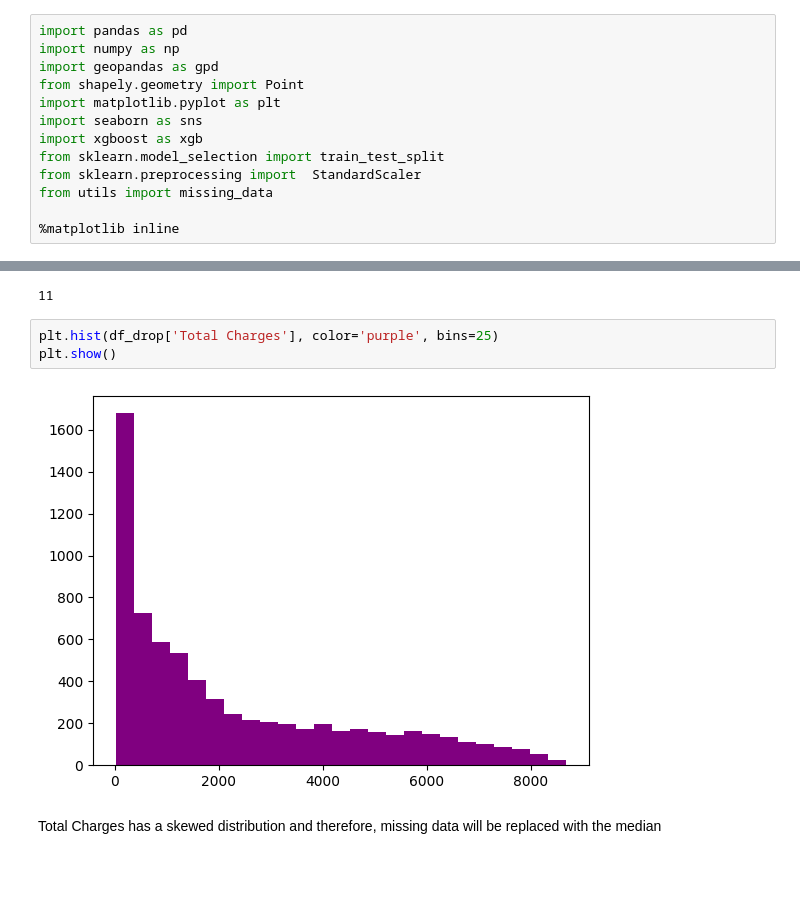
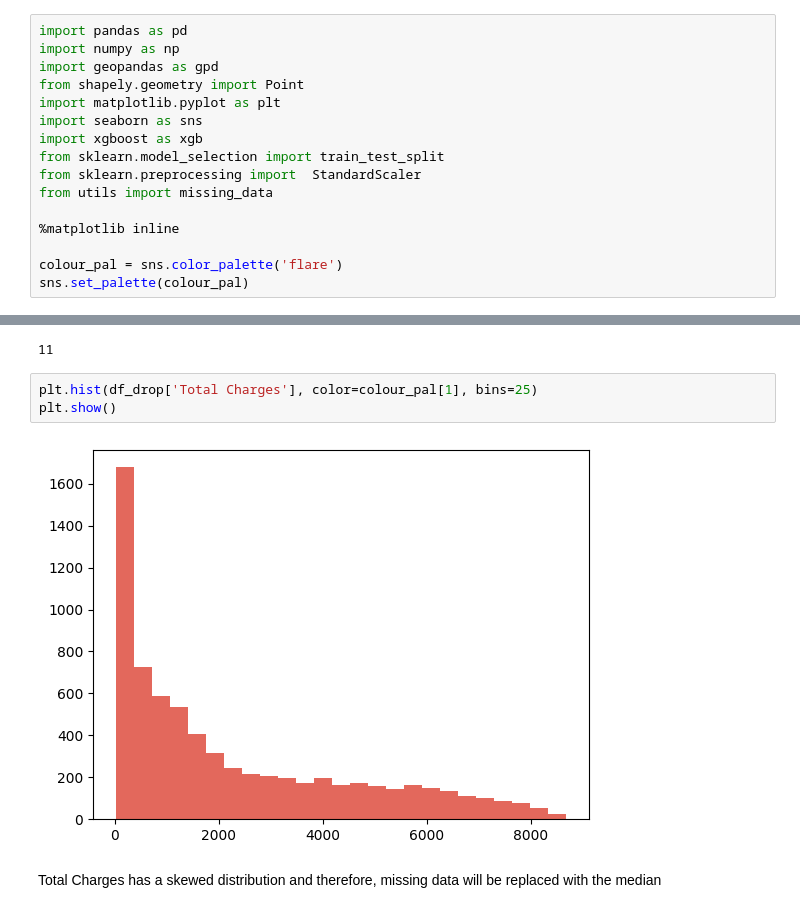
Before and after one commit to minari314159/Telco-Customer-Churn-Prediction, a Jupyter notebook: Customer_Churn_Prediction.ipynb, the cells around one changed output, grey strips where cells are left out. Saved outputs shown, nothing was run; the diff lists cells and outputs as text; blank space fills up the shorter version.

```diff
--- a/Customer_Churn_Prediction.ipynb
+++ b/Customer_Churn_Prediction.ipynb
@@ -25,6 +25,9 @@ from sklearn.preprocessing import  StandardScaler
 from utils import missing_data
 
 %matplotlib inline
+
+colour_pal = sns.color_palette('flare')
+sns.set_palette(colour_pal)
 # %% [markdown]
 ### Data Cleaning & Preparation
 # %%
@@ -141,10 +144,10 @@ print(df_drop['Total Charges'].isnull().sum())
 # %% [output]
 11
 # %%
-plt.hist(df_drop['Total Charges'], color='purple', bins=25)
+plt.hist(df_drop['Total Charges'], color=colour_pal[1], bins=25)
 plt.show()
 # %% [output]
-[figure, old version]
+[figure, new version]
 # %% [markdown]
 Total Charges has a skewed distribution and therefore, missing data will be replaced with the median
 # %%
```
Also changed, not shown: parts of 5 cells of this notebook, 1 other file.
